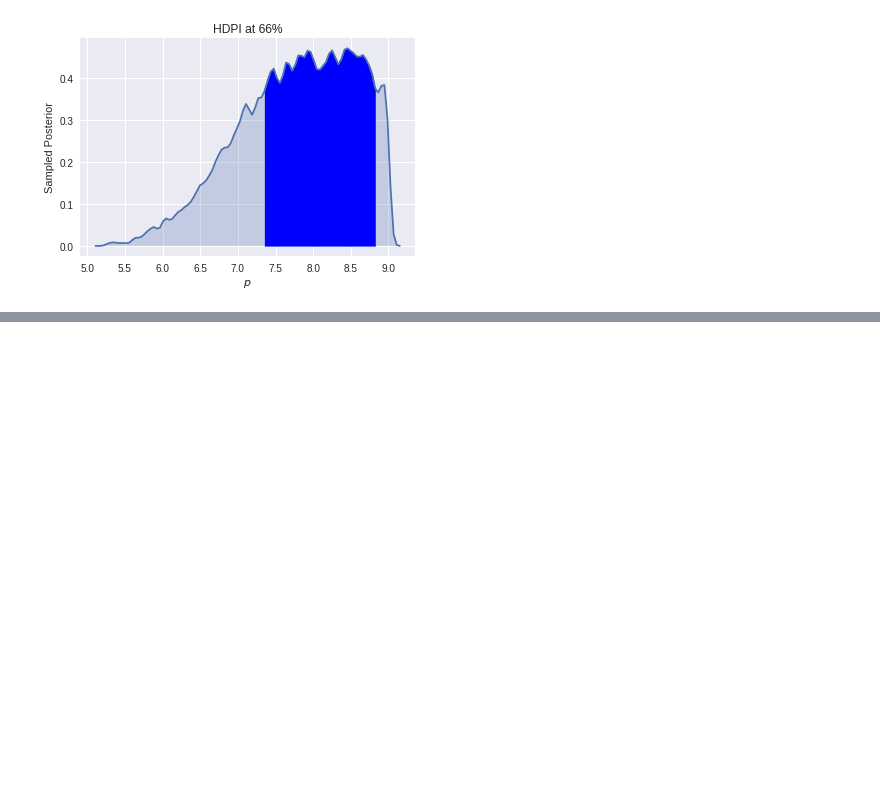
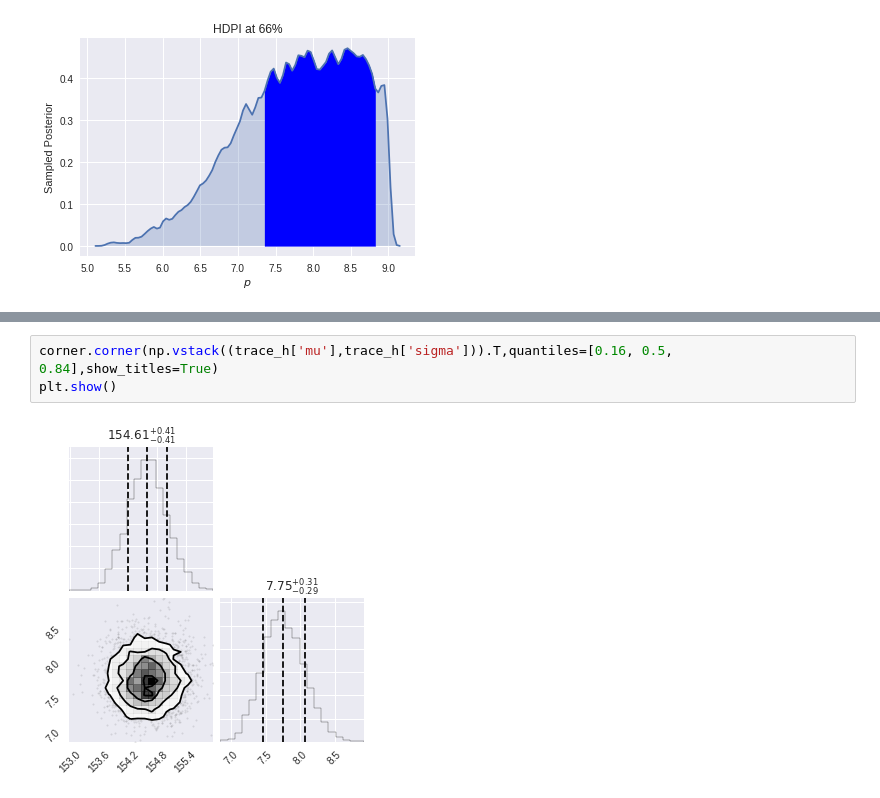
Before and after one commit to saint-germain/marginalization_bayes, a Jupyter notebook: stat_reth_ch4.ipynb, the cells around one changed output, grey strips where cells are left out. Saved outputs shown, nothing was run; the diff lists cells and outputs as text; blank space fills up the shorter version.

```diff
--- a/stat_reth_ch4.ipynb
+++ b/stat_reth_ch4.ipynb
@@ -345,0 +370,5 @@ array([[ 0.41199399,         nan],
+# %%
+corner.corner(np.vstack((trace_h['mu'],trace_h['sigma'])).T,quantiles=[0.16, 0.5, 0.84],show_titles=True)
+plt.show()
+# %% [output]
+[figure, added]
```
Also changed, not shown: parts of 45 cells of this notebook.
